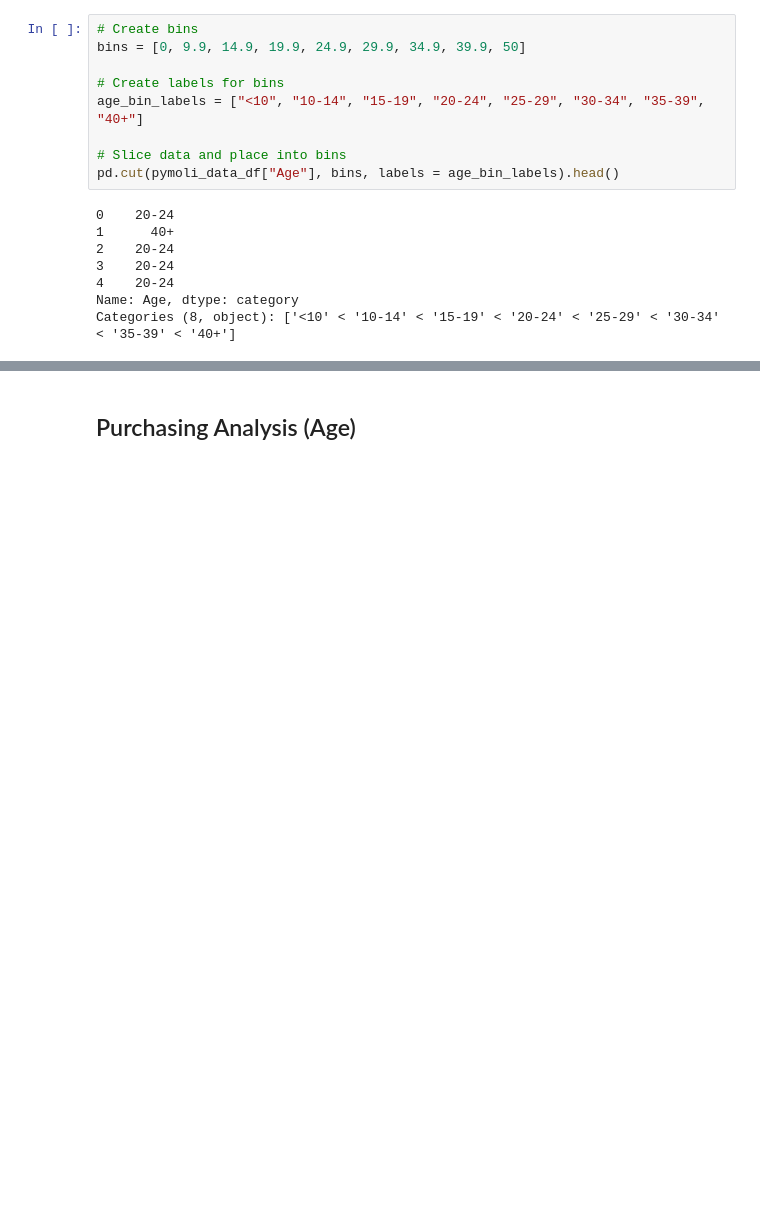
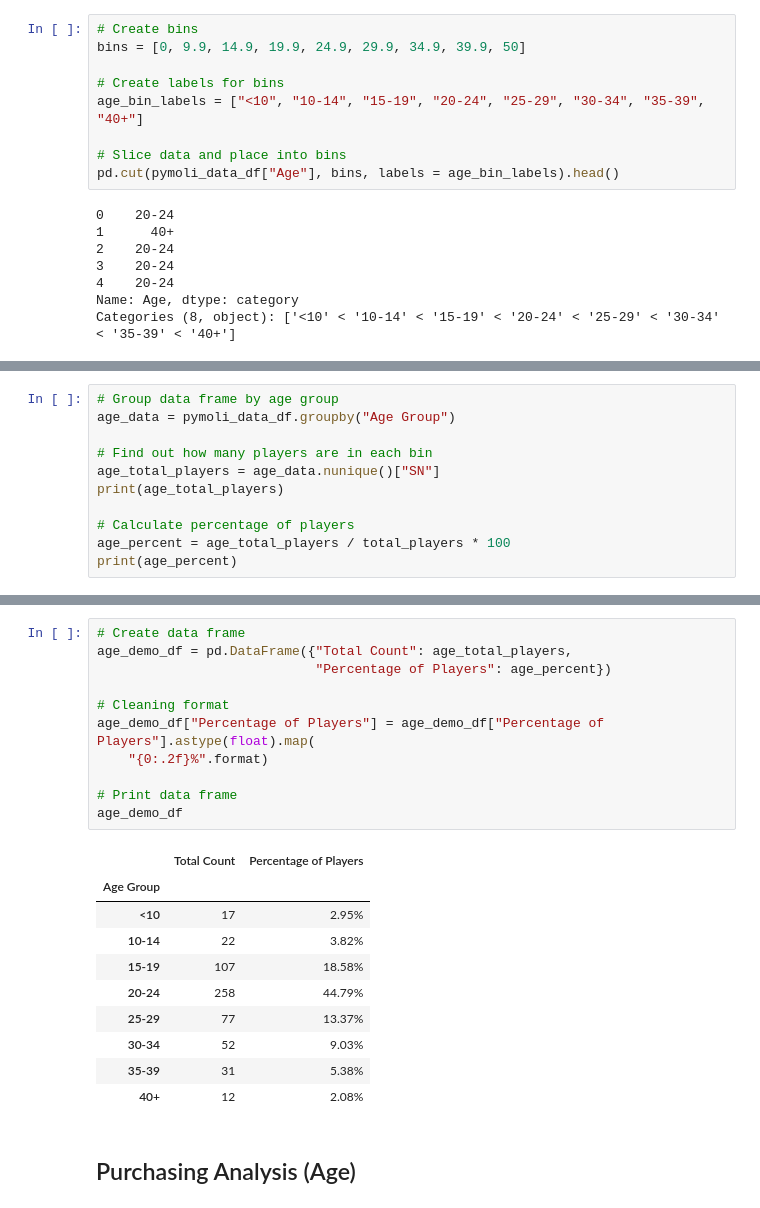
Before and after one commit to tatianafrattale/pandas-challenge, a Jupyter notebook: HeroesOfPymoli/HeroesOfPymoli_starter.ipynb, the cells around one changed output, grey strips where cells are left out. Cells and saved outputs as stored; diff of their text form; blank space fills up the shorter version.

```diff
--- a/HeroesOfPymoli/HeroesOfPymoli_starter.ipynb
+++ b/HeroesOfPymoli/HeroesOfPymoli_starter.ipynb
@@ -229,0 +219,11 @@ pymoli_data_df.head()
+# %%
+# Group data frame by age group
+age_data = pymoli_data_df.groupby("Age Group")
+
+# Find out how many players are in each bin
+age_total_players = age_data.nunique()["SN"]
+print(age_total_players)
+
+# Calculate percentage of players
+age_percent = age_total_players / total_players * 100
+print(age_percent)
@@ -230,3 +251,25 @@ pymoli_data_df.head()
+# %%
+# Create data frame
+age_demo_df = pd.DataFrame({"Total Count": age_total_players,
+                            "Percentage of Players": age_percent})
+
+# Cleaning format
+age_demo_df["Percentage of Players"] = age_demo_df["Percentage of Players"].astype(float).map(
+    "{0:.2f}%".format)
+
+# Print data frame
+age_demo_df
+# %% [output]
+|  | Total Count | Percentage of Players |
+| Age Group |  |  |
+| <10 | 17 | 2.95% |
+| 10-14 | 22 | 3.82% |
+| 15-19 | 107 | 18.58% |
+| 20-24 | 258 | 44.79% |
+| 25-29 | 77 | 13.37% |
+| 30-34 | 52 | 9.03% |
+| 35-39 | 31 | 5.38% |
+| 40+ | 12 | 2.08% |
 # %% [markdown]
 ## Purchasing Analysis (Age)
 # %% [markdown]
```
Also changed, not shown: parts of 2 cells of this notebook.
